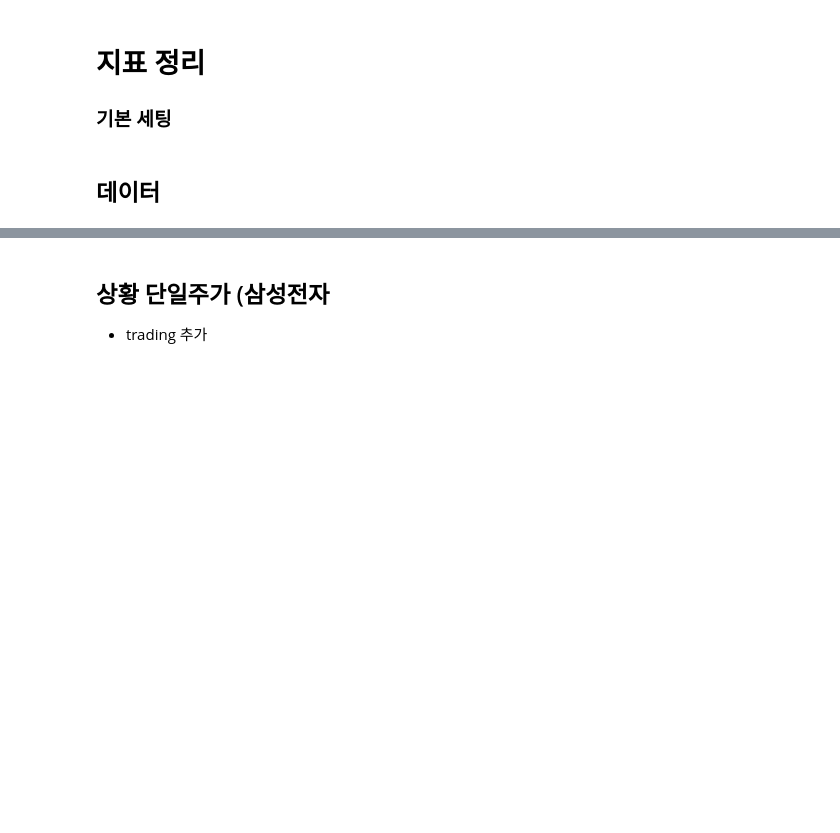
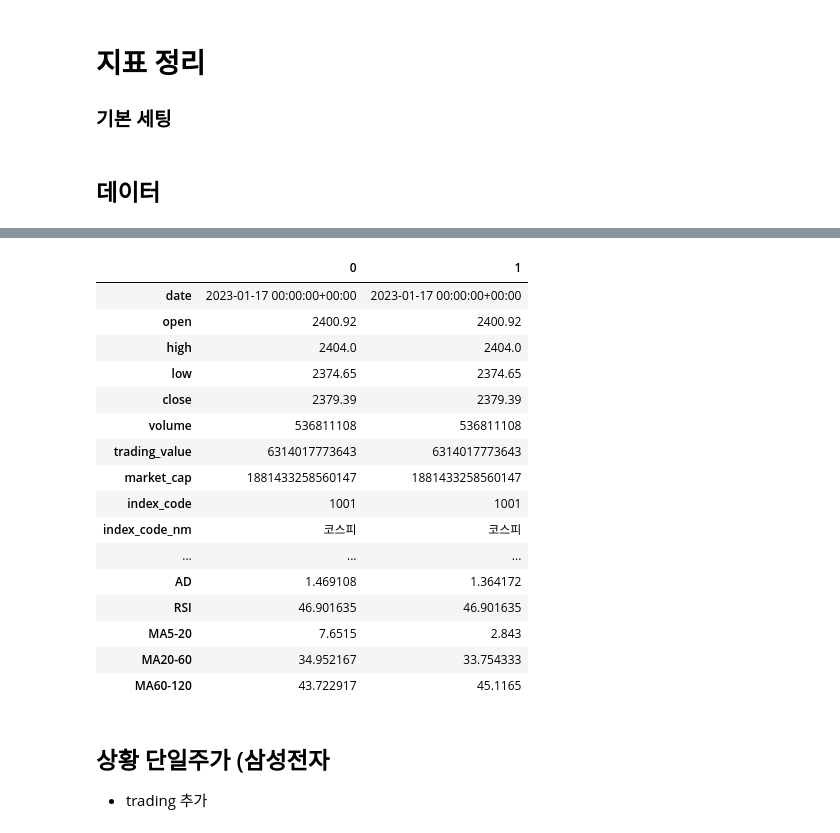
Before and after one commit to Unfinishedgod/finance_mlops, a Jupyter notebook: jupyter/indicator_setup.ipynb, the cells around one changed output, grey strips where cells are left out. Drawn from its saved outputs; the diff is of its cells as text; code cells hidden in the pictures; blank space fills up the shorter version.

```diff
--- a/jupyter/indicator_setup.ipynb
+++ b/jupyter/indicator_setup.ipynb
@@ -150,6 +164,26 @@ not_sectors = ["1002","1003","1004","1028","1034","1035","1150","1151",
            "2203","2212","2213","2214","2215","2216","2217","2218"]
 
 index_code_master = index_code_master[~index_code_master['index_code'].isin(not_sectors)].reset_index(drop = True)
+# %%
+kor_index_ohlcv_cleaning.head(2).T
+# %% [output]
+|  | 0 | 1 |
+| date | 2023-01-17 00:00:00+00:00 | 2023-01-17 00:00:00+00:00 |
+| open | 2400.92 | 2400.92 |
+| high | 2404.0 | 2404.0 |
+| low | 2374.65 | 2374.65 |
+| close | 2379.39 | 2379.39 |
+| volume | 536811108 | 536811108 |
+| trading_value | 6314017773643 | 6314017773643 |
+| market_cap | 1881433258560147 | 1881433258560147 |
+| index_code | 1001 | 1001 |
+| index_code_nm | 코스피 | 코스피 |
+| ... | ... | ... |
+| AD | 1.469108 | 1.364172 |
+| RSI | 46.901635 | 46.901635 |
+| MA5-20 | 7.6515 | 2.843 |
+| MA20-60 | 34.952167 | 33.754333 |
+| MA60-120 | 43.722917 | 45.1165 |
 # %% [markdown]
 ## 상황 단일주가 (삼성전자
 
```
Also changed, not shown: parts of 7 cells of this notebook, 6 other files.
